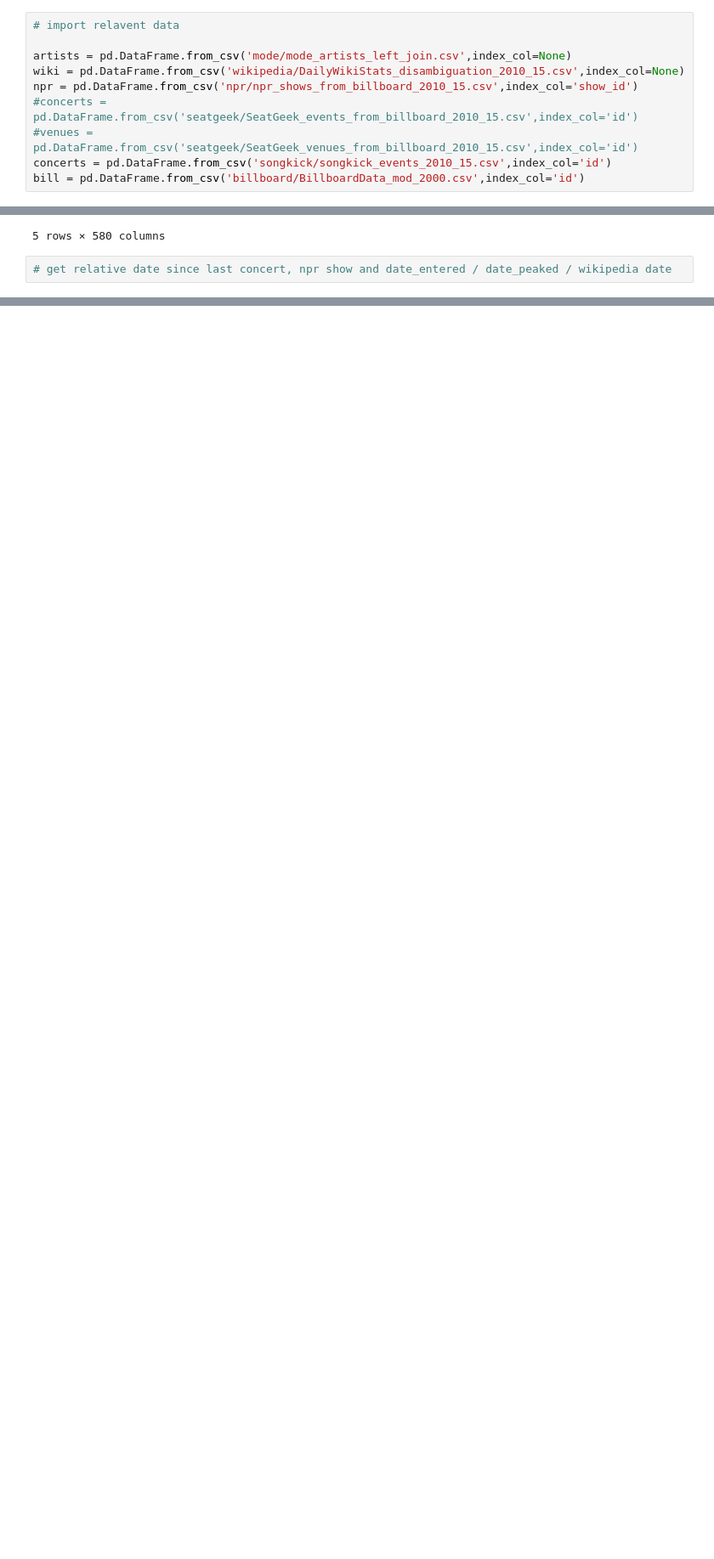
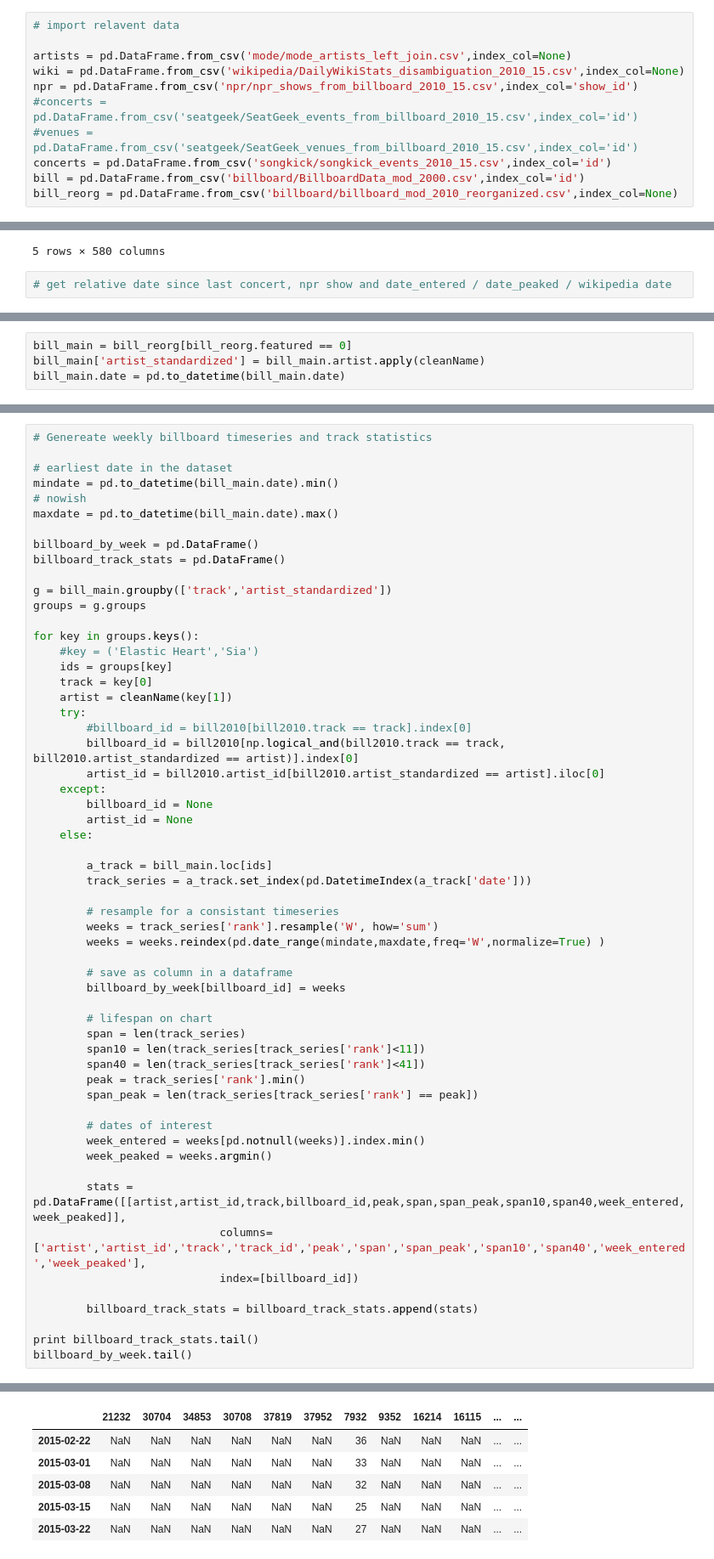
Before and after one commit to trxw/CDIPS_PandoraTeam, a Jupyter notebook: analysis.ipynb, the cells around one changed output, grey strips where cells are left out. Shown at 85% size. Drawn from its saved outputs; the diff is of its cells as text; blank space fills up the shorter version.

```diff
--- a/analysis.ipynb
+++ b/analysis.ipynb
@@ -13,3 +13,4 @@ npr = pd.DataFrame.from_csv('npr/npr_shows_from_billboard_2010_15.csv',index_col
 #venues = pd.DataFrame.from_csv('seatgeek/SeatGeek_venues_from_billboard_2010_15.csv',index_col='id')
 concerts = pd.DataFrame.from_csv('songkick/songkick_events_2010_15.csv',index_col='id')
 bill = pd.DataFrame.from_csv('billboard/BillboardData_mod_2000.csv',index_col='id')
+bill_reorg = pd.DataFrame.from_csv('billboard/billboard_mod_2010_reorganized.csv',index_col=None)
@@ -398,0 +416,4 @@ billboard_artist_stats.head()
+# %%
+bill_main = bill_reorg[bill_reorg.featured == 0]
+bill_main['artist_standardized'] = bill_main.artist.apply(cleanName)
+bill_main.date = pd.to_datetime(bill_main.date)
@@ -398,0 +431,58 @@ billboard_artist_stats.head()
+# %%
+# Genereate weekly billboard timeseries and track statistics
+
+# earliest date in the dataset
+mindate = pd.to_datetime(bill_main.date).min()
+# nowish
+maxdate = pd.to_datetime(bill_main.date).max()
+
+billboard_by_week = pd.DataFrame()
+billboard_track_stats = pd.DataFrame()
+
+g = bill_main.groupby(['track','artist_standardized'])
+groups = g.groups
+
+for key in groups.keys():
+    #key = ('Elastic Heart','Sia')
+    ids = groups[key]
+    track = key[0]
+    artist = cleanName(key[1])
+    try:
+        #billboard_id = bill2010[bill2010.track == track].index[0]
+        billboard_id = bill2010[np.logical_and(bill2010.track == track, bill2010.artist_standardized == artist)].index[0]
+        artist_id = bill2010.artist_id[bill2010.artist_standardized == artist].iloc[0]
+    except:
+        billboard_id = None
+        artist_id = None
+    else:
+
+        a_track = bill_main.loc[ids]
+        track_series = a_track.set_index(pd.DatetimeIndex(a_track['date']))
+
+        # resample for a consistant timeseries
+        weeks = track_series['rank'].resample('W', how='sum')
+        weeks = weeks.reindex(pd.date_range(mindate,maxdate,freq='W',normalize=True) )
+
+        # save as column in a dataframe
+        billboard_by_week[billboard_id] = weeks
+
+        # lifespan on chart
+        span = len(track_series)
+        span10 = len(track_series[track_series['rank']<11])
+        span40 = len(track_series[track_series['rank']<41])
+        peak = track_series['rank'].min()
+        span_peak = len(track_series[track_series['rank'] == peak])
+
+        # dates of interest
+        week_entered = weeks[pd.notnull(weeks)].index.min()
+        week_peaked = weeks.argmin()
+
+        stats = pd.DataFrame([[artist,artist_id,track,billboard_id,peak,span,span_peak,span10,span40,week_entered,week_peaked]],
+                            columns=['artist','artist_id','track','track_id','peak','span','span_peak','span10','span40','week_entered','week_peaked'],
+                            index=[billboard_id])
+
+        billboard_track_stats = billboard_track_stats.append(stats)
+
+print billboard_track_stats.tail()
+billboard_by_week.tail()
+# %% [output]
@@ -398,0 +509,6 @@ billboard_artist_stats.head()
+|  | 21232 | 30704 | 34853 | 30708 | 37819 | 37952 | 7932 | 9352 | 16214 | 16115 | ... | ... |
+| 2015-02-22 | NaN | NaN | NaN | NaN | NaN | NaN | 36 | NaN | NaN | NaN | ... | ... |
+| 2015-03-01 | NaN | NaN | NaN | NaN | NaN | NaN | 33 | NaN | NaN | NaN | ... | ... |
+| 2015-03-08 | NaN | NaN | NaN | NaN | NaN | NaN | 32 | NaN | NaN | NaN | ... | ... |
+| 2015-03-15 | NaN | NaN | NaN | NaN | NaN | NaN | 25 | NaN | NaN | NaN | ... | ... |
+| 2015-03-22 | NaN | NaN | NaN | NaN | NaN | NaN | 27 | NaN | NaN | NaN | ... | ... |
```
Also changed, not shown: parts of 13 cells of this notebook.
